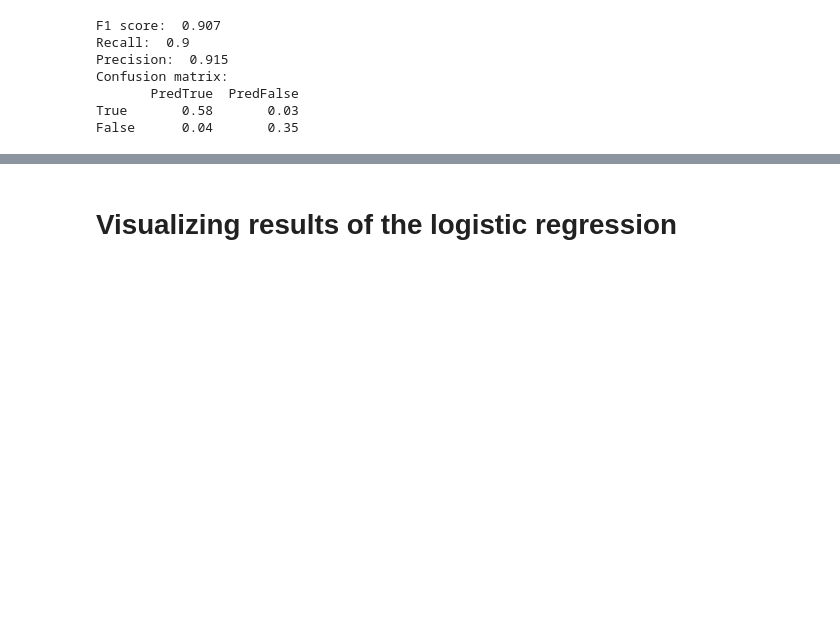
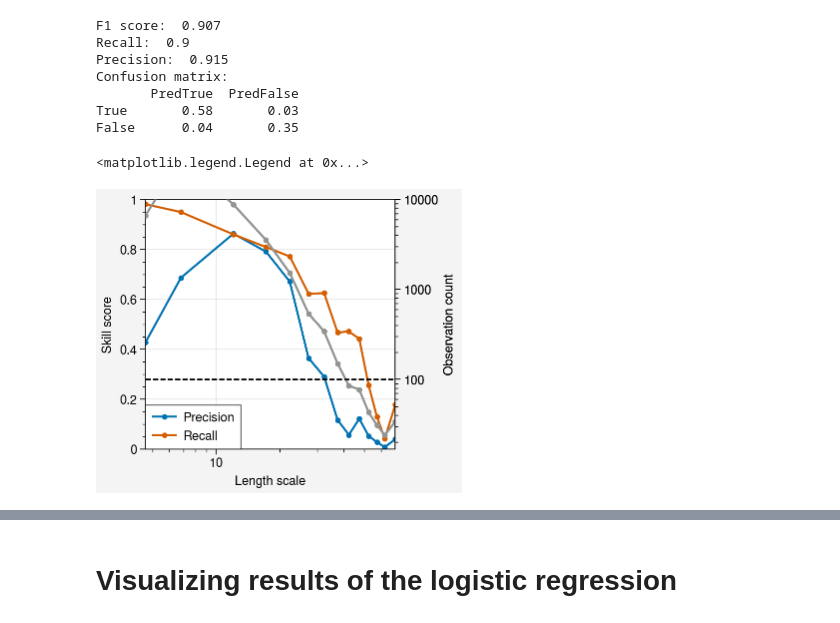
Before and after one commit to WilhelmusLab/process_fram_strait_v0, a Jupyter notebook: notebooks/logistic_regression_classifier.ipynb, the cells around one changed output, grey strips where cells are left out. Drawn from its saved outputs; the diff is of its cells as text; code cells hidden in the pictures; blank space fills up the shorter version.

```diff
--- a/notebooks/logistic_regression_classifier.ipynb
+++ b/notebooks/logistic_regression_classifier.ipynb
@@ -590,7 +612,57 @@ for year in ift_dfs:
     ift_dfs[year]['lr_probability'] = 0
     ift_dfs[year]['lr_classification'] = False
     ift_dfs[year]['final_classification'] = False
-
+    ift_dfs[year].rename({'classification': 'init_classification'}, axis=1, inplace=True)
     ift_dfs[year].loc[idx_data, 'lr_probability'] = np.round(p_floe, 3)
     ift_dfs[year].loc[idx_data, 'lr_classification'] = lr_model.predict(ift_dfs[year].loc[idx_data, minimal_variables].to_numpy())
+
+    idx_keep = (ift_dfs[year]['init_classification'] == 'TP') | (ift_dfs[year].lr_classification & (ift_dfs[year]['init_classification'] != 'FP'))
+    ift_dfs[year].loc[idx_keep, 'final_classification'] = True
+
+    # Ice objects in Scoresby Sound are usually fast ice, drop these objects
+    idx_drop = (ift_dfs[year].x_stere < 0.85e6) & ((ift_dfs[year].y_stere < -1.93e6) & (ift_dfs[year].y_stere > -2.5e6))
+    ift_dfs[year].loc[idx_drop, 'final_classification'] = False
+
 ift_all = pd.concat(ift_dfs)
+# %%
+# logbins = np.logspace(np.log(3), np.log(200), base=np.e, num=10)
+lbins = np.arange(5, 70, 5)
+ift_all['L'] = np.sqrt(ift_all.area*0.25**2) # length scale
+ift_all['L_bin'] = np.digitize(ift_all['L'], bins=lbins)
+
+r_by_group = []
+p_by_group = []
+g_L_scale = []
+n = []
+for name, group in ift_all.groupby('L_bin'):
+    # recall is the number of true positives out of all the true floes
+    n_floes = group.loc[group.init_classification == 'TP'].shape[0]
+    n_tp = group.loc[(group.init_classification == 'TP') & group.lr_classification].shape[0]
+    if n_floes > 0:
+        r_by_group.append(n_tp/n_floes)
+    else:
+        r_by_group.append(np.nan)
+
+    # precision is the fraction of true positives out of the number labeled as floes
+    n_labeled_floes = group.loc[group.lr_classification & (group.init_classification != 'UK')].shape[0]
+    if n_floes > 0:
+        p_by_group.append(n_tp/n_labeled_floes)
+    else:
+        p_by_group.append(np.nan)
+    n.append(len(group.loc[group.init_classification == 'TP']))
+
+
+    g_L_scale.append(group['L'].mean())
+fig, ax = pplt.subplots()
+ax.plot(g_L_scale, p_by_group, label='Precision', marker='.')
+ax.plot(g_L_scale, r_by_group, label='Recall', marker='.')
+ax2 = ax.twinx()
+ax2.plot(g_L_scale, n, label='Number of floes', color='gray', marker='.')
+# ax2.format(yscale='log', ylabel='Number of labeled objects')
+ax.format(ylim=(0, 1), ylabel='Skill score', xlabel='Length scale', xscale='log')
+ax2.format(ylim=(0, 10000), ylabel='Observation count', yscale='log', xscale='log')
+ax2.axhline(100, color='k', lw=1, ls='--')
+ax.legend(loc='ll', ncols=1)
+# %% [output]
+<matplotlib.legend.Legend at 0x...>
+[figure, added]
```
Also changed, not shown: parts of 23 cells of this notebook, 12 other files.
